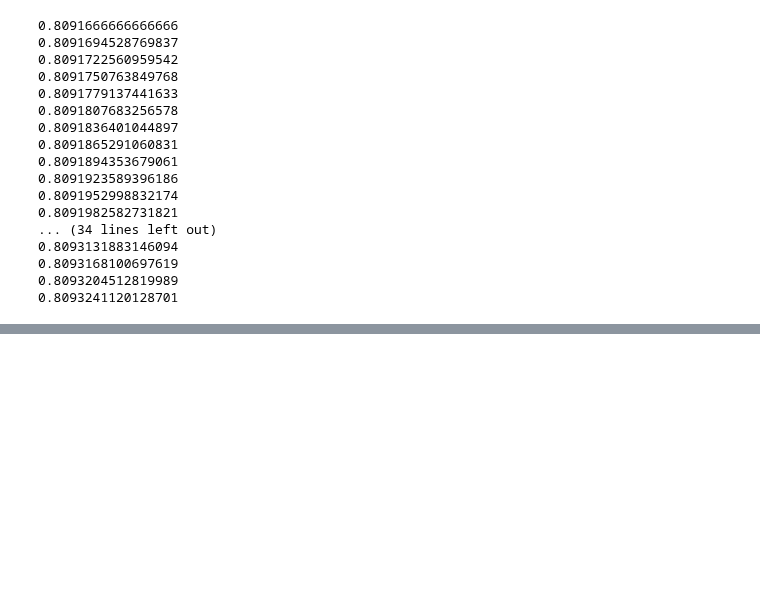
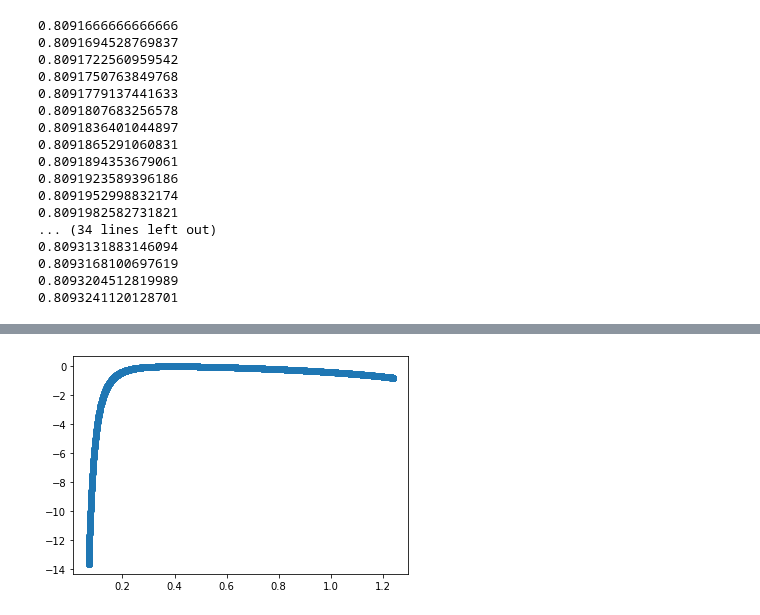
Before and after one commit to jhmartel/0x, a Jupyter notebook: _notebooks/2022-02-10-LetterToAssisWeberPotentials.ipynb, the cells around one changed output, grey strips where cells are left out. Drawn from its saved outputs; the diff is of its cells as text; code cells hidden in the pictures; blank space fills up the shorter version.

```diff
--- a/_notebooks/2022-02-10-LetterToAssisWeberPotentials.ipynb
+++ b/_notebooks/2022-02-10-LetterToAssisWeberPotentials.ipynb
@@ -169,0 +189,13 @@ for j in range(50):
+# %%
+L_list=[]
+for j in range(4000):
+    L_list.append(
+        (rho(result[j,0], result[j,1], result[j,2]),
+         -U(result[j,0],result[j,1],result[j,2],result[j,3],result[j,4],result[j,5])+T(result[j,3], result[j,4], result[j,5]))
+    )
+
+prelist2 = list(zip(*L_list))
+pylab.scatter(list(prelist2[0]),list(prelist2[1]))
+pylab.show()
+# %% [output]
+[figure, added]
```
Also changed, not shown: parts of 3 cells of this notebook.
